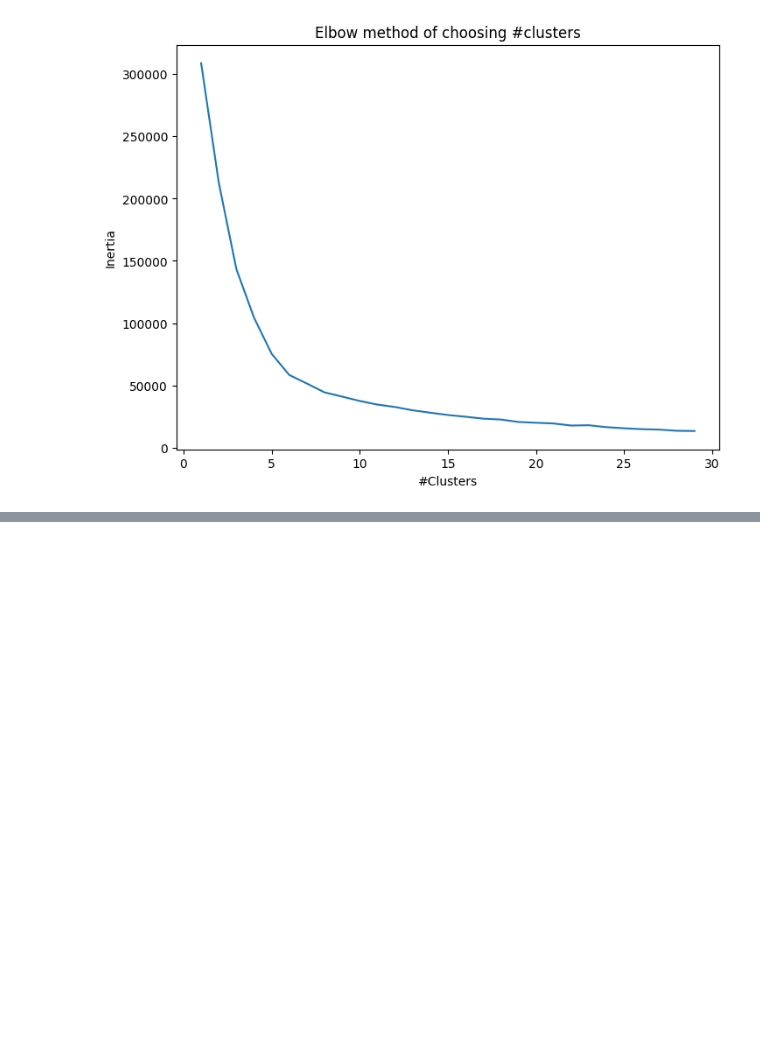
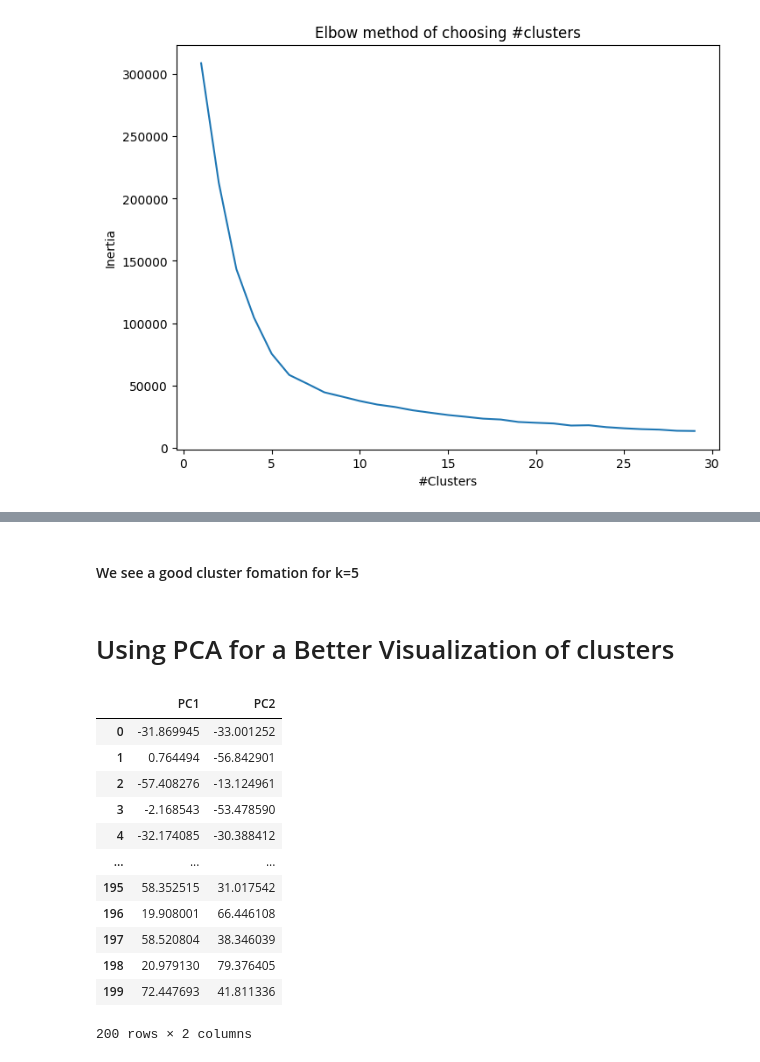
Before and after one commit to biswajit-github-2022/PRODIGY_ML_02, a Jupyter notebook: main_work.ipynb, the cells around one changed output, grey strips where cells are left out. Cells and saved outputs as stored; diff of their text form; code cells hidden in the pictures; blank space fills up the shorter version.

```diff
--- a/main_work.ipynb
+++ b/main_work.ipynb
@@ -108,0 +131,29 @@ InvalidIndexError: (array([False, False, False, False, False, False, False, Fals
+# %% [markdown]
+#### We see a good cluster fomation for k=5
+# %% [markdown]
+# Using PCA for a Better Visualization of clusters
+# %%
+pca = PCA(n_components=2)
+
+# Fit and transform the data
+pca_result = pca.fit_transform(raw_data)
+
+# Create a new DataFrame with the PCA results
+pca_df = pd.DataFrame(pca_result, columns=['PC1', 'PC2'])
+
+# Print the new DataFrame
+pca_df
+# %% [output]
+|  | PC1 | PC2 |
+| 0 | -31.869945 | -33.001252 |
+| 1 | 0.764494 | -56.842901 |
+| 2 | -57.408276 | -13.124961 |
+| 3 | -2.168543 | -53.478590 |
+| 4 | -32.174085 | -30.388412 |
+| ... | ... | ... |
+| 195 | 58.352515 | 31.017542 |
+| 196 | 19.908001 | 66.446108 |
+| 197 | 58.520804 | 38.346039 |
+| 198 | 20.979130 | 79.376405 |
+| 199 | 72.447693 | 41.811336 |
+200 rows × 2 columns
```
Also changed, not shown: parts of 10 cells of this notebook.
